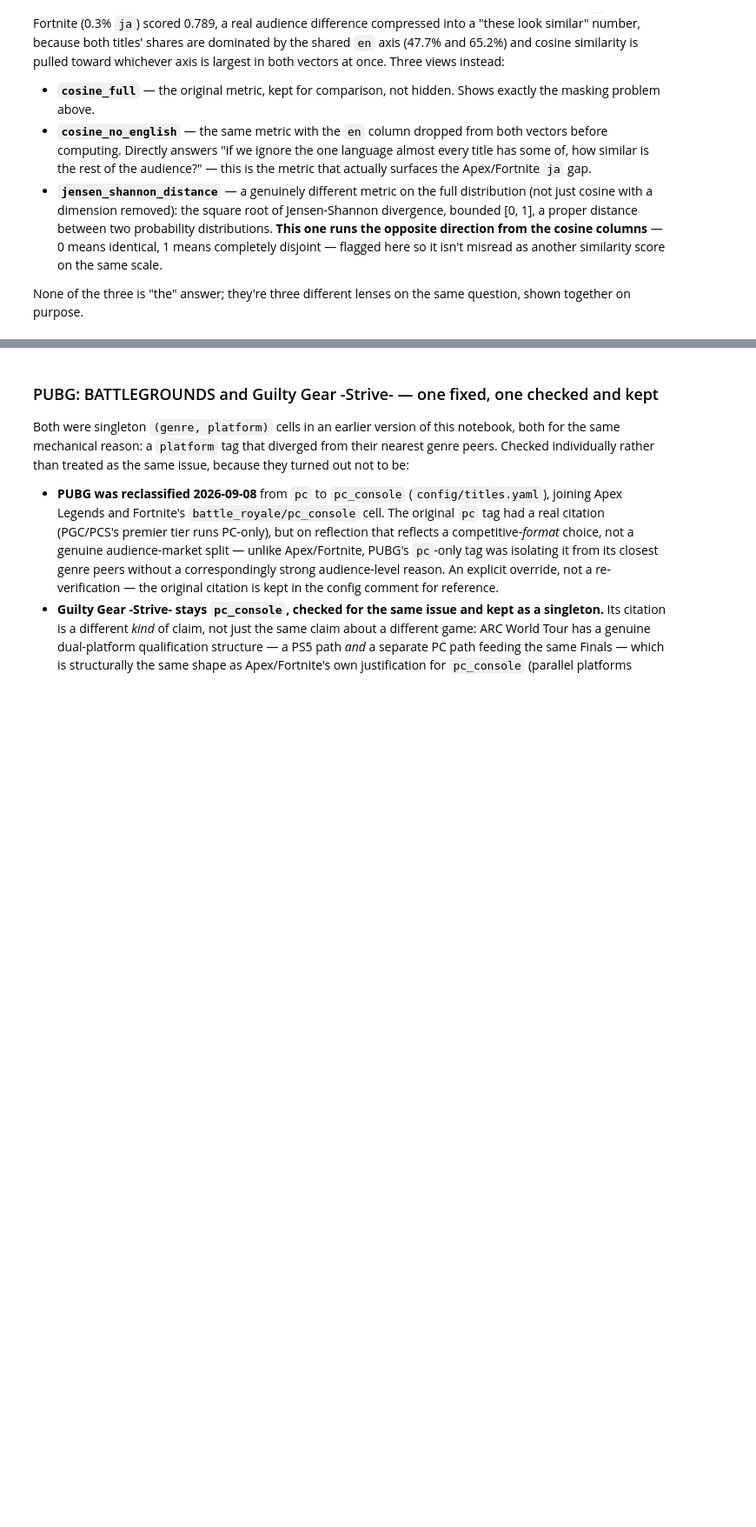
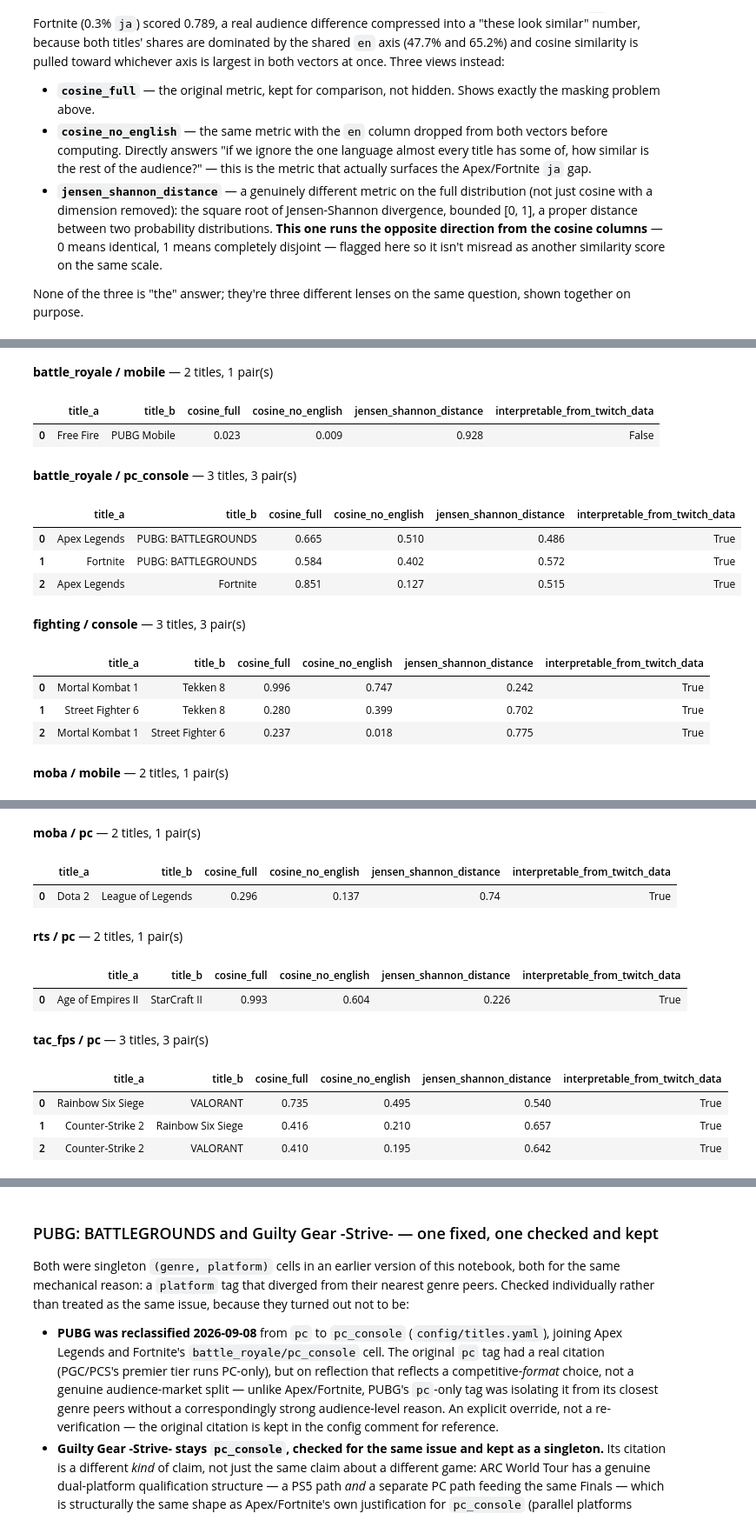
Before and after one commit to JacobH1994/fandomdatapuller, a Jupyter notebook: notebooks/niche_membership.ipynb, the cells around one changed output, grey strips where cells are left out. Shown at 87% size. Saved outputs shown, nothing was run; the diff lists cells and outputs as text; code cells hidden in the pictures; blank space fills up the shorter version.

```diff
--- a/notebooks/niche_membership.ipynb
+++ b/notebooks/niche_membership.ipynb
@@ -521,0 +535,26 @@ pairs_df
+# %%
+from IPython.display import Markdown, display
+
+# Same 13 pairs as the table above, split into one sub-table per (genre,
+# platform) cell so each niche's coexistence-vs-differentiation read can
+# be checked on its own rather than scanning a 13-row table sorted
+# globally by similarity.
+for (genre, platform), group in pairs_df.groupby(["genre", "platform"], sort=False):
+    n_members = len(cells[(genre, platform)])
+    display(Markdown(f"**{genre} / {platform}** — {n_members} titles, {len(group)} pair(s)"))
+    display(group.drop(columns=["genre", "platform", "title_a_id", "title_b_id"]).reset_index(drop=True))
+# %% [output]
+**battle_royale / mobile** — 2 titles, 1 pair(s)
+|  | title_a | title_b | cosine_full | cosine_no_english | jensen_shannon_distance | interpretable_from_twitch_data |
+| 0 | Free Fire | PUBG Mobile | 0.023 | 0.009 | 0.928 | False |
+**battle_royale / pc_console** — 3 titles, 3 pair(s)
+|  | title_a | title_b | cosine_full | cosine_no_english | jensen_shannon_distance | interpretable_from_twitch_data |
+| 0 | Apex Legends | PUBG: BATTLEGROUNDS | 0.665 | 0.510 | 0.486 | True |
+| 1 | Fortnite | PUBG: BATTLEGROUNDS | 0.584 | 0.402 | 0.572 | True |
+| 2 | Apex Legends | Fortnite | 0.851 | 0.127 | 0.515 | True |
+**fighting / console** — 3 titles, 3 pair(s)
+|  | title_a | title_b | cosine_full | cosine_no_english | jensen_shannon_distance | interpretable_from_twitch_data |
+| 0 | Mortal Kombat 1 | Tekken 8 | 0.996 | 0.747 | 0.242 | True |
+| 1 | Street Fighter 6 | Tekken 8 | 0.280 | 0.399 | 0.702 | True |
+| 2 | Mortal Kombat 1 | Street Fighter 6 | 0.237 | 0.018 | 0.775 | True |
+**moba / mobile** — 2 titles, 1 pair(s)
@@ -521,0 +563,11 @@ pairs_df
+**moba / pc** — 2 titles, 1 pair(s)
+|  | title_a | title_b | cosine_full | cosine_no_english | jensen_shannon_distance | interpretable_from_twitch_data |
+| 0 | Dota 2 | League of Legends | 0.296 | 0.137 | 0.74 | True |
+**rts / pc** — 2 titles, 1 pair(s)
+|  | title_a | title_b | cosine_full | cosine_no_english | jensen_shannon_distance | interpretable_from_twitch_data |
+| 0 | Age of Empires II | StarCraft II | 0.993 | 0.604 | 0.226 | True |
+**tac_fps / pc** — 3 titles, 3 pair(s)
+|  | title_a | title_b | cosine_full | cosine_no_english | jensen_shannon_distance | interpretable_from_twitch_data |
+| 0 | Rainbow Six Siege | VALORANT | 0.735 | 0.495 | 0.540 | True |
+| 1 | Counter-Strike 2 | Rainbow Six Siege | 0.416 | 0.210 | 0.657 | True |
+| 2 | Counter-Strike 2 | VALORANT | 0.410 | 0.195 | 0.642 | True |
```
Also changed, not shown: parts of 10 cells of this notebook, 1 other file.
